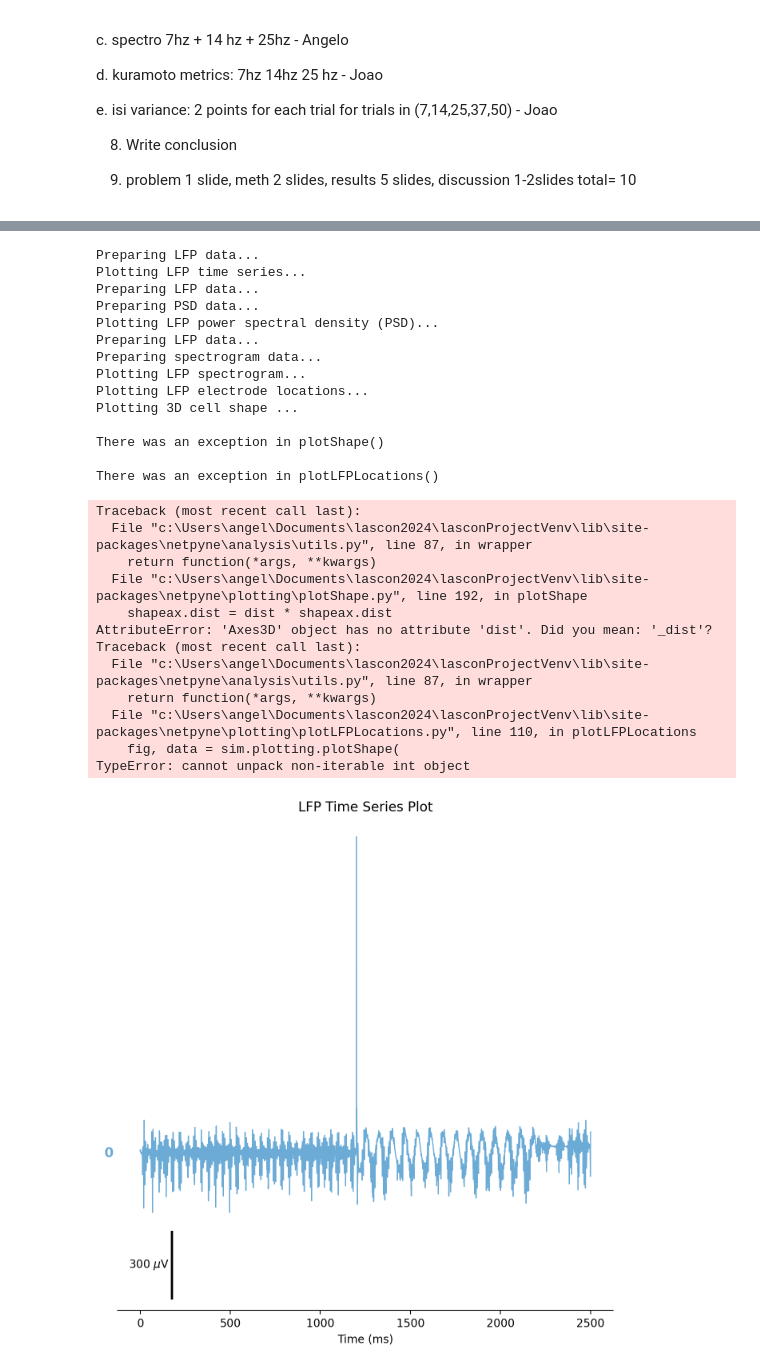
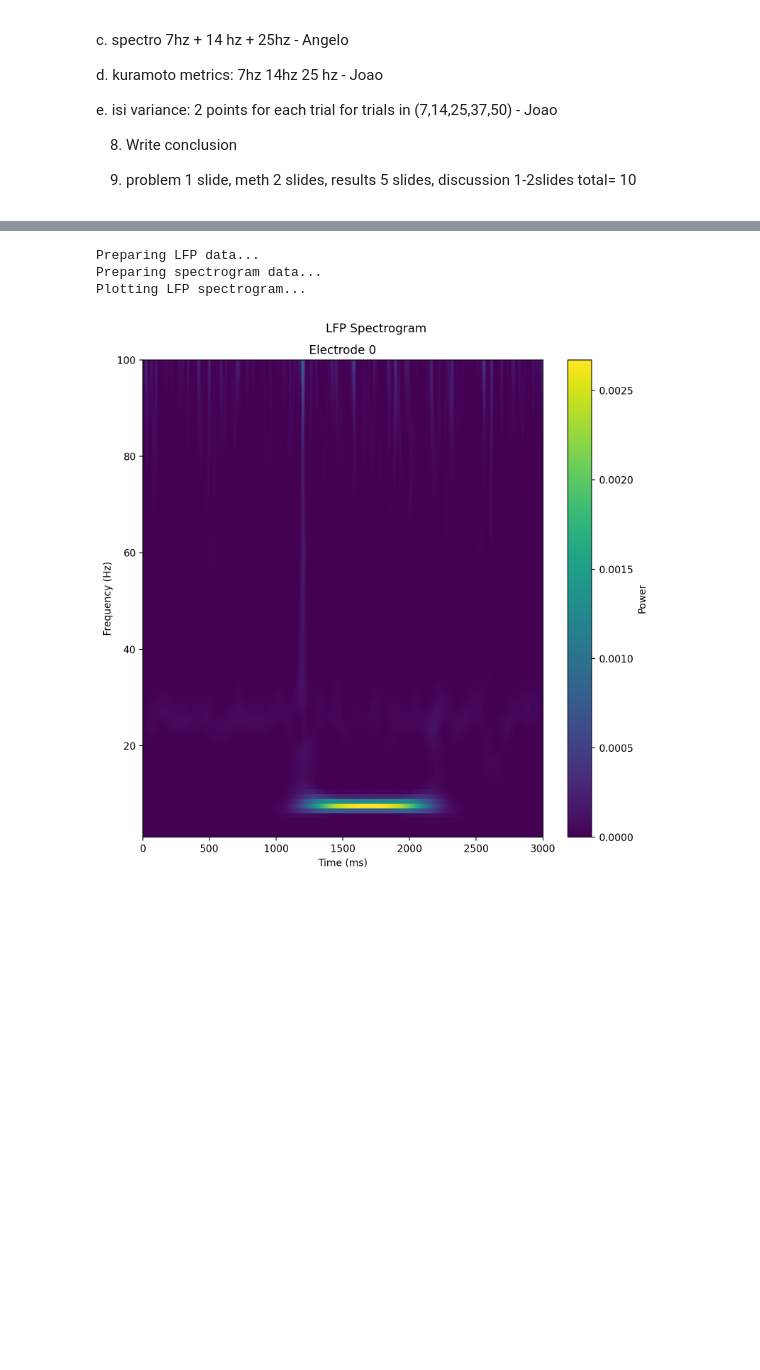
Before and after one commit to angeloodr/lasconProject, a Jupyter notebook: projeto_oficial.ipynb, the cells around one changed output, grey strips where cells are left out. Saved outputs shown, nothing was run; the diff lists cells and outputs as text; code cells hidden in the pictures; blank space fills up the shorter version.

```diff
--- a/projeto_oficial.ipynb
+++ b/projeto_oficial.ipynb
@@ -393,30 +383,7 @@ Total time = 109.85 s
 # %%
-sim.analysis.plotLFP(electrodes=[0])
+sim.analysis.plotLFP(electrodes=[0], saveFig= f".\spectrogram_{acs_params['frequency']}Hz.png", plots='spectrogram')
 # %% [output]
-Preparing LFP data...
-Plotting LFP time series...
-Preparing LFP data...
-Preparing PSD data...
-Plotting LFP power spectral density (PSD)...
 Preparing LFP data...
 Preparing spectrogram data...
 Plotting LFP spectrogram...
-Plotting LFP electrode locations...
-Plotting 3D cell shape ...
-
-There was an exception in plotShape()
-
-There was an exception in plotLFPLocations()
-Traceback (most recent call last):
-  File "c:\Users\angel\Documents\lascon2024\lasconProjectVenv\lib\site-packages\netpyne\analysis\utils.py", line 87, in wrapper
-    return function(*args, **kwargs)
-  File "c:\Users\angel\Documents\lascon2024\lasconProjectVenv\lib\site-packages\netpyne\plotting\plotShape.py", line 192, in plotShape
-    shapeax.dist = dist * shapeax.dist
-AttributeError: 'Axes3D' object has no attribute 'dist'. Did you mean: '_dist'?
-Traceback (most recent call last):
-  File "c:\Users\angel\Documents\lascon2024\lasconProjectVenv\lib\site-packages\netpyne\analysis\utils.py", line 87, in wrapper
-    return function(*args, **kwargs)
-  File "c:\Users\angel\Documents\lascon2024\lasconProjectVenv\lib\site-packages\netpyne\plotting\plotLFPLocations.py", line 110, in plotLFPLocations
-    fig, data = sim.plotting.plotShape(
-TypeError: cannot unpack non-iterable int object
-[figure, old version]
+[figure, new version]
```
Also changed, not shown: parts of 14 cells of this notebook, 38 other files.
